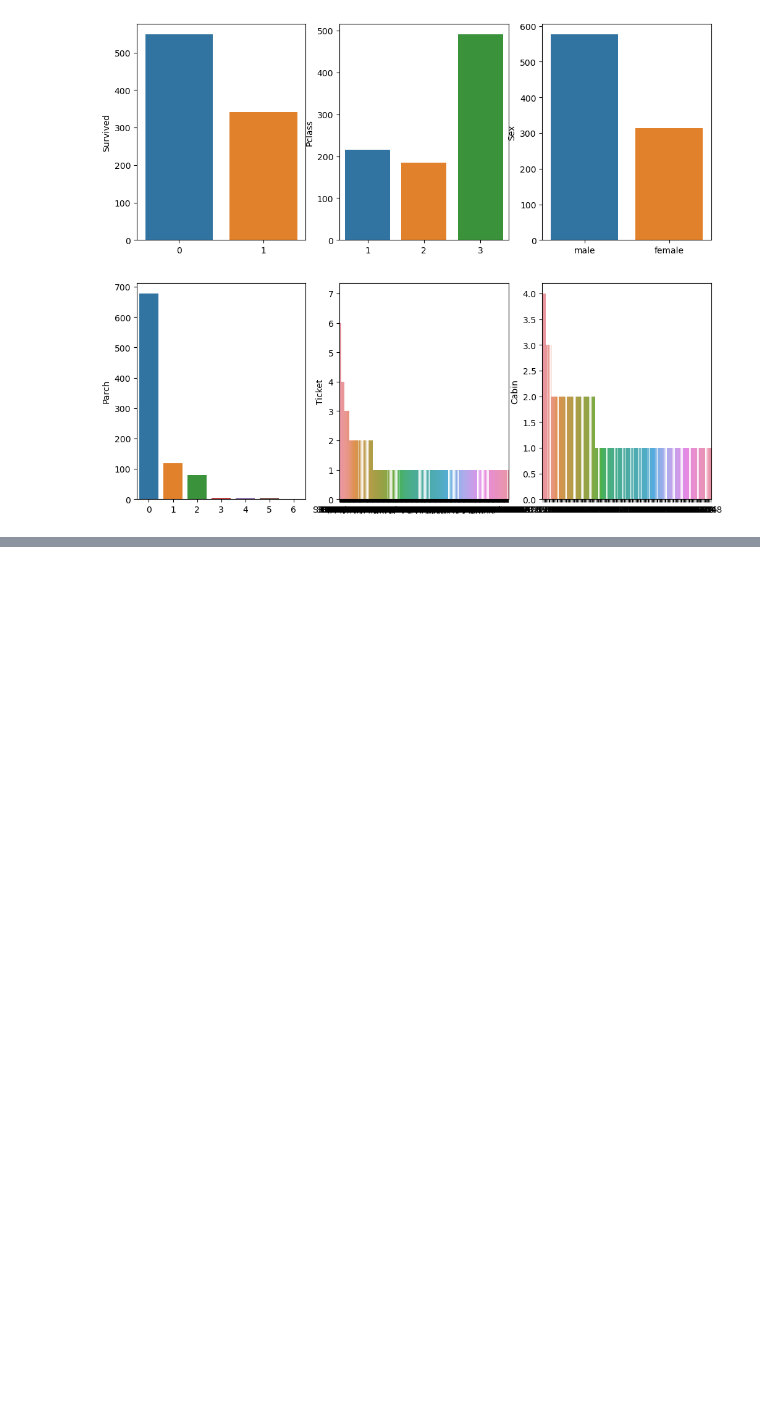
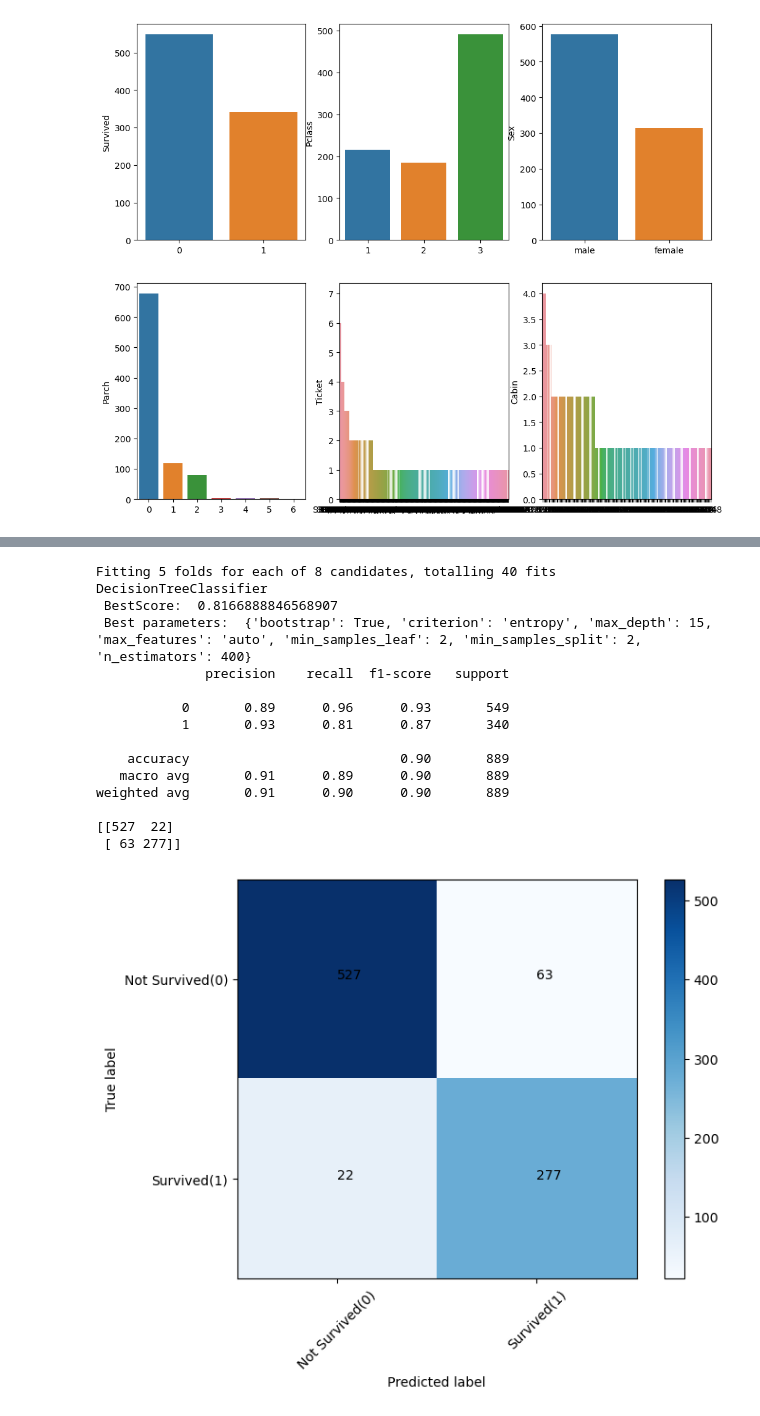
Before and after one commit to amitkr2410/MachineLearning, a Jupyter notebook: TitanicData_DecisionTree_RandomForest/Titanic_DecisionTree_RandomForest.ipynb, the cells around one changed output, grey strips where cells are left out. Saved outputs shown, nothing was run; the diff lists cells and outputs as text; code cells hidden in the pictures; blank space fills up the shorter version.

```diff
--- a/TitanicData_DecisionTree_RandomForest/Titanic_DecisionTree_RandomForest.ipynb
+++ b/TitanicData_DecisionTree_RandomForest/Titanic_DecisionTree_RandomForest.ipynb
@@ -202,0 +575,17 @@ Index(['male', 'female'], dtype='object')
+# %%
+#Create training and test data set by converting pandas data frame into numpy arrary
+#Training data set X_train, y_train
+#Test data set X_test, y_test
+X_train = np.asarray( train_pd_final[ ['Age', 'Fare'] + HotEncodedString])
+y_train = np.asarray( train_pd_final['Survived'])
+
+#display(X_train)
+#display(y_train[0:10])
+
+
+#since, y_test is not given, we only make predictions for X_test
+#The performance of the model would be assesed based on the training data itself
+
+X_test = np.asarray( test_pd_final[ ['Age', 'Fare'] + HotEncodedString])
+print( test_pd_final[ ['Age', 'Fare'] + HotEncodedString].isnull().sum() )
+display(X_test)
@@ -202,0 +737,41 @@ Index(['male', 'female'], dtype='object')
+# %%
+#Using  RandomForest  Classifier to model the data
+from sklearn.ensemble import RandomForestClassifier
+rfc = RandomForestClassifier(random_state=0)
+param_grid = {  'n_estimators': [200, 400],
+                'criterion':['gini','entropy'],
+                'bootstrap': [True],
+                'max_depth': [15],
+                'max_features': ['auto', 'sqrt'],
+                'min_samples_leaf': [2],
+                'min_samples_split': [2]}
+rfc_model = GridSearchCV(rfc, param_grid = param_grid, cv = 5, verbose = True, n_jobs = -1)
+best_rfc = rfc_model.fit(X_train, y_train)
+print('DecisionTreeClassifier', "\n",
+                "BestScore: ", best_rfc.best_score_, '\n',
+                 "Best parameters: ", best_rfc.best_params_ )
+
+
+#Print confusion matrix
+y_predict_rfc = rfc_model.predict(X_train)
+EvaluateModel(y_train, y_predict_rfc)
+
+#Model predictions
+y_test_predict_rfc = rfc_model.predict(X_test)
+# %% [output]
+Fitting 5 folds for each of 8 candidates, totalling 40 fits
+DecisionTreeClassifier
+ BestScore:  0.8166888846568907
+ Best parameters:  {'bootstrap': True, 'criterion': 'entropy', 'max_depth': 15, 'max_features': 'auto', 'min_samples_leaf': 2, 'min_samples_split': 2, 'n_estimators': 400}
+              precision    recall  f1-score   support
+
+           0       0.89      0.96      0.93       549
+           1       0.93      0.81      0.87       340
+
+    accuracy                           0.90       889
+   macro avg       0.91      0.89      0.90       889
+weighted avg       0.91      0.90      0.90       889
+
+[[527  22]
+ [ 63 277]]
+[figure, added]
```
Also changed, not shown: parts of 14 cells of this notebook.
